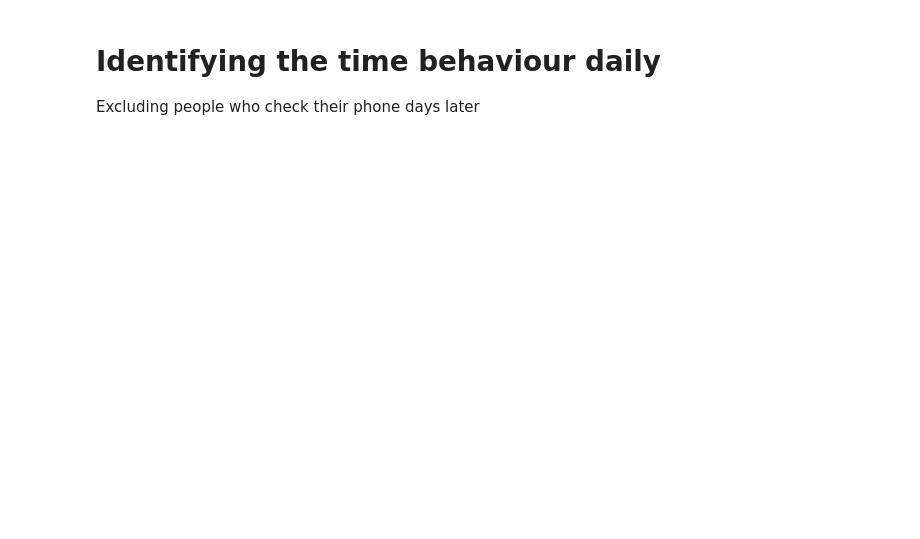
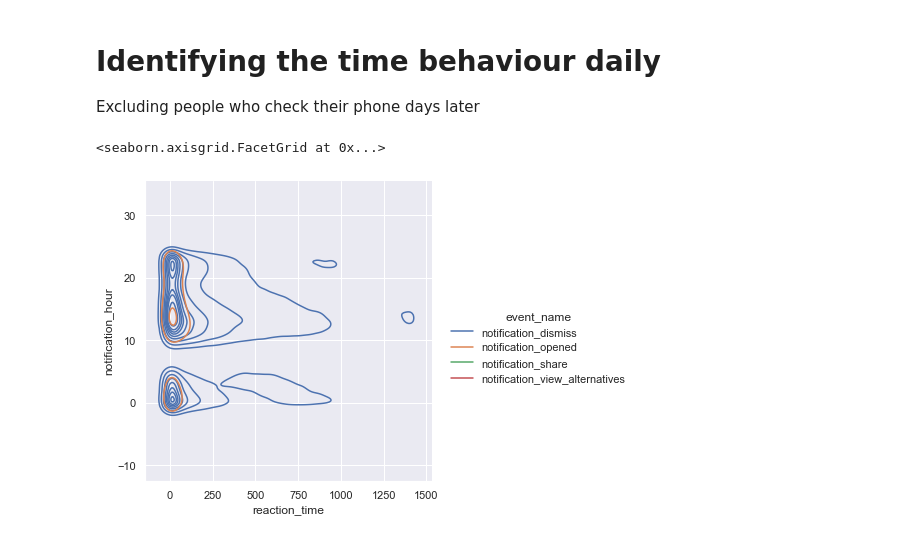
Before and after one commit to ComMutants/Capstone-WIMT, a Jupyter notebook: notebooks/EDU_EDA_3.ipynb, the cells around one changed output. Drawn from its saved outputs; the diff is of its cells as text; code cells hidden in the pictures; blank space fills up the shorter version.

```diff
--- a/notebooks/EDU_EDA_3.ipynb
+++ b/notebooks/EDU_EDA_3.ipynb
@@ -91,6 +121,9 @@ day_analisis['notification_hour'] = [row.hour for row in day_analisis['created_a
 # %%
 #sns.scatterplot(data=day_analisis ,y="reaction_time",x="reaction_hour",hue="event_name")
 # %%
-sns.displot(data=day_analisis.head(10000), x ='reaction_time', y ='notification_hour', kind='kde', hue="event_name")
+sns.displot(data=day_analisis, x ='reaction_time', y ='notification_hour', kind='kde', hue="event_name")
+# %% [output]
+<seaborn.axisgrid.FacetGrid at 0x...>
+[figure, added]
 # %%
 sns.scatterplot(data=day_analisis ,y="reaction_time",x="notification_hour",hue="notif_viewed_ontime")
```
Also changed, not shown: parts of 13 cells of this notebook, 5 other files.
